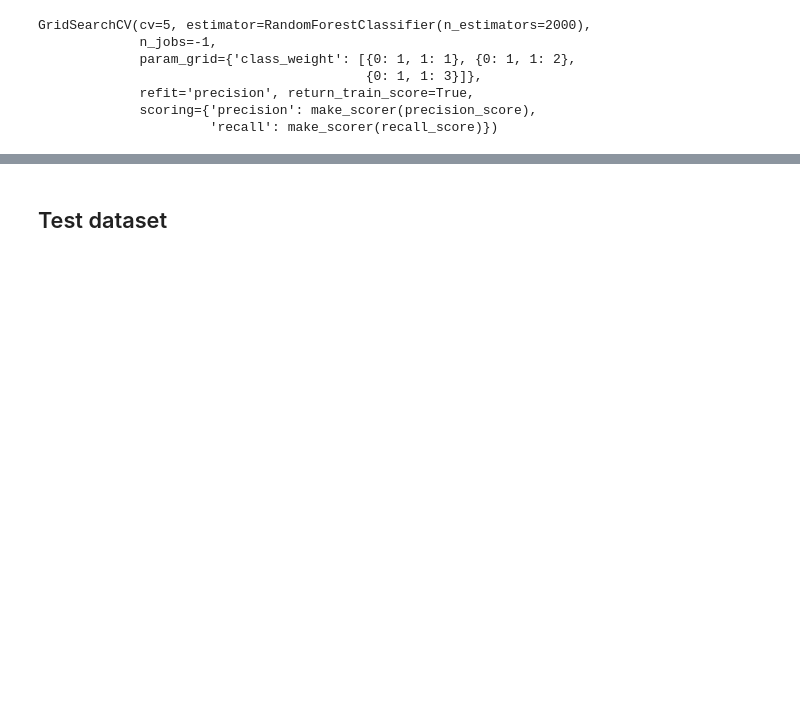
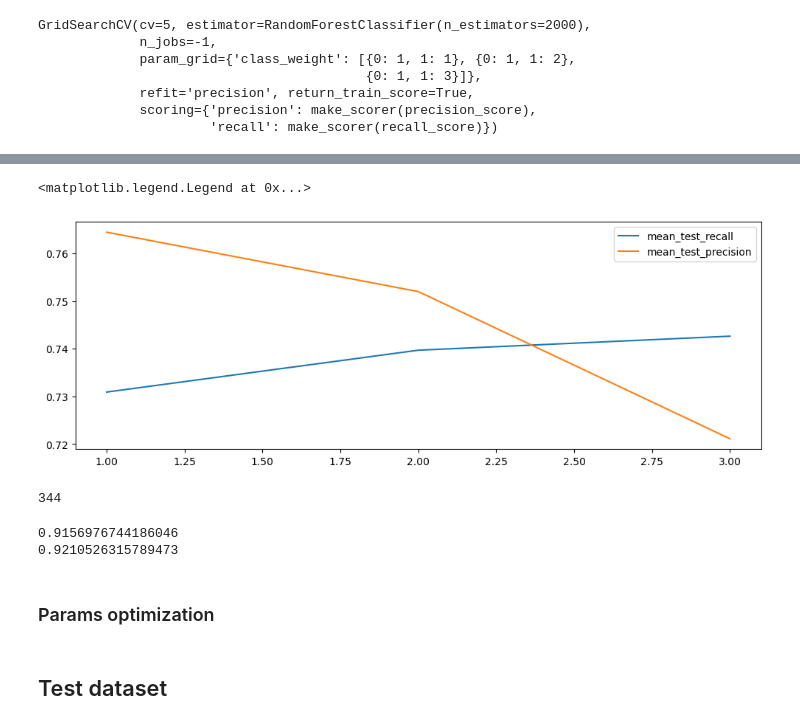
Before and after one commit to treeevisan/Data-Projects, a Jupyter notebook: titanic_ml.ipynb, the cells around one changed output, grey strips where cells are left out. Drawn from its saved outputs; the diff is of its cells as text; code cells hidden in the pictures; blank space fills up the shorter version.

```diff
--- a/titanic_ml.ipynb
+++ b/titanic_ml.ipynb
@@ -450,3 +484,29 @@ print(recall_score(y, grid.predict(X)))
+# %%
+plt.figure(figsize=(12,4))
+df = pd.DataFrame(grid.cv_results_)
+for score in ['mean_test_recall', 'mean_test_precision']:
+    plt.plot([_[1] for _ in df['param_class_weight']],
+             df[score],
+             label=score)
+plt.legend()
+# %% [output]
+<matplotlib.legend.Legend at 0x...>
+[figure, added]
+# %%
+grid_r.predict(X).sum()
+# %% [output]
+344
+# %%
+#Given that I predict a Survivior how accurate am I?
+print(precision_score(y, grid_r.predict(X)))
+
+#did I get all Surviviors cases?
+print(recall_score(y, grid_r.predict(X)))
+# %% [output]
+0.9156976744186046
+0.9210526315789473
+# %% [markdown]
+### Params optimization
 # %% [markdown]
 ## Test dataset
 # %%
```
Also changed, not shown: parts of 14 cells of this notebook, 1 other file.
